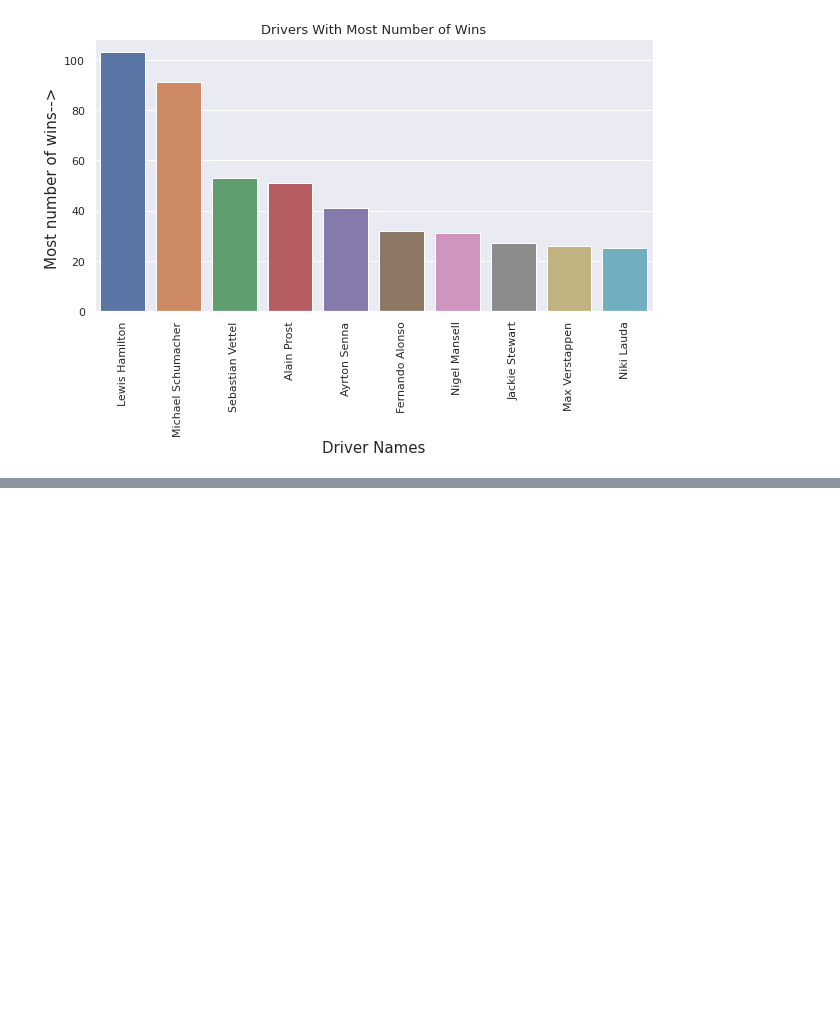
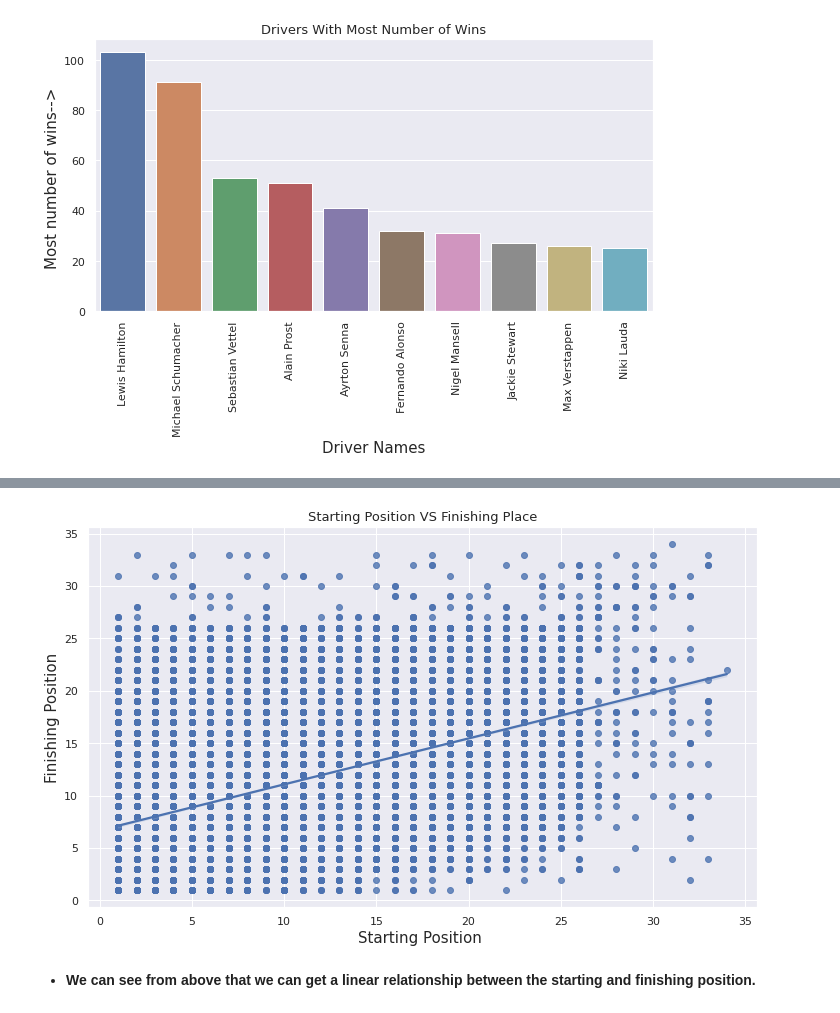
Before and after one commit to Kousikdutta1/Formula-1-Data-Analysis, a Jupyter notebook: Formula_1_Exploratory_Data_Analysis.ipynb, the cells around one changed output, grey strips where cells are left out. Cells and saved outputs as stored; diff of their text form; code cells hidden in the pictures; blank space fills up the shorter version.

```diff
--- a/Formula_1_Exploratory_Data_Analysis.ipynb
+++ b/Formula_1_Exploratory_Data_Analysis.ipynb
@@ -591,0 +631,2 @@ plt.show()
+# %%
+f1df_no_pitlane = f1df[f1df['grid'] != 0]
@@ -591,0 +643,14 @@ plt.show()
+# %%
+# Let's plot a barplot for the Most Number of GP Wins V/S Constructor Names.
+
+plt.figure(figsize=(12,7))
+sns.set(style="darkgrid")
+sns.regplot(x = "grid", y = 'positionOrder', data = f1df_no_pitlane)
+plt.title("Starting Position VS Finishing Place", fontsize = 13)
+plt.ylabel("Finishing Position", fontsize = 15)
+plt.xlabel("Starting Position ", fontsize = 15)
+plt.show()
+# %% [output]
+[figure, added]
+# %% [markdown]
+* **We can see from above that we can get a linear relationship between the starting and finishing position.**
```
Also changed, not shown: parts of 11 cells of this notebook.
